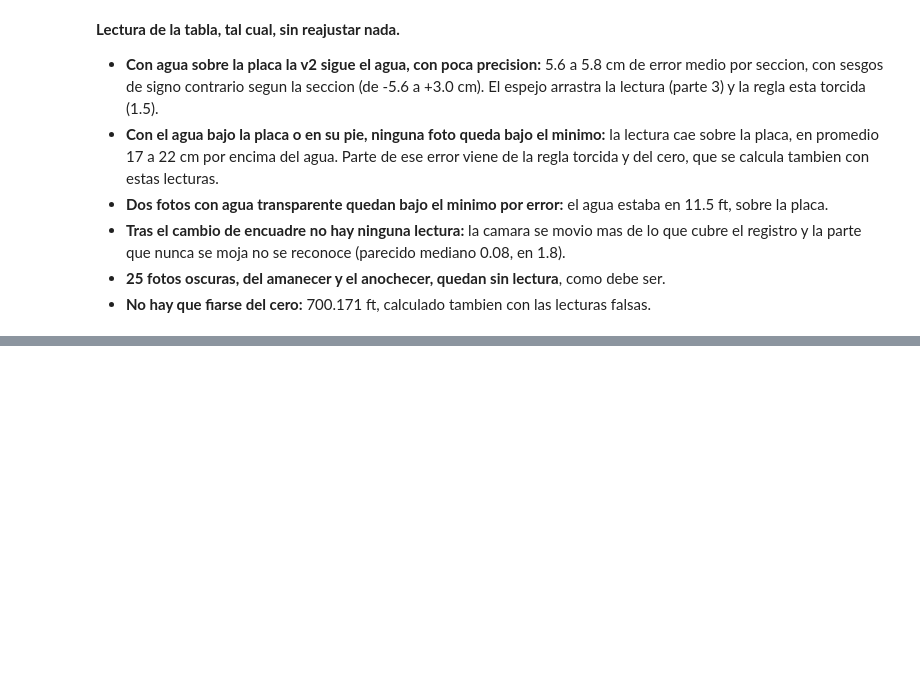
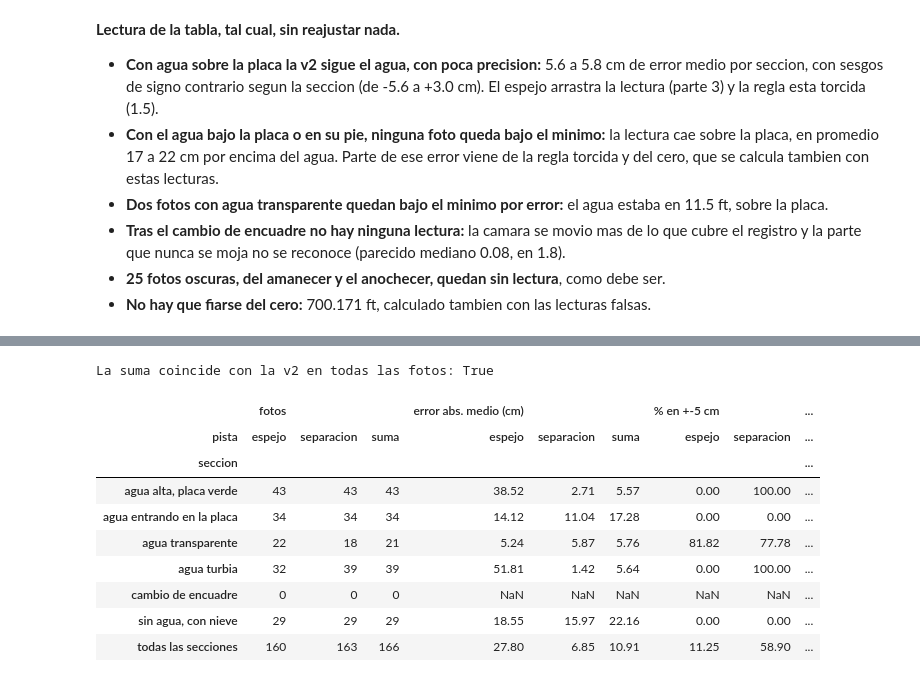
Before and after one commit to SCaballero427/medicion-de-nivel-en-canales-abiertos, a Jupyter notebook: 03_lago_owasco_segunda_mejora/03_lago_owasco_segunda_mejora.ipynb, the cells around one changed output, grey strips where cells are left out. Saved outputs shown, nothing was run; the diff lists cells and outputs as text; code cells hidden in the pictures; blank space fills up the shorter version.

Commit message:
cada pista por separado

```diff
--- a/03_lago_owasco_segunda_mejora/03_lago_owasco_segunda_mejora.ipynb
+++ b/03_lago_owasco_segunda_mejora/03_lago_owasco_segunda_mejora.ipynb
@@ -625,0 +634,41 @@ Cero estimado con la referencia (secciones): 21341.22 cm (700.171 ft)
+# %%
+def tres_pistas(archivo):
+    # fila elegida por la suma (la v2), por la separacion sola y por el espejo solo, en la misma foto alineada
+    R0 = T.enderezar(gris(leer(archivo)))
+    dx, dy, seco = registrar(R0)
+    R = alinear(R0, dx, dy)
+    _, _, filas, curva = espejo(R)
+    sep = separacion(R, filas)
+    suma = a_01(sep) + a_01(curva)
+    return {"archivo": archivo, "suma": T.nivel_de(filas[np.argmax(suma)]), "separacion": T.nivel_de(filas[np.argmax(sep)]),
+            "espejo": T.nivel_de(filas[np.argmax(curva)]), "seco": seco}
+
+
+with ThreadPoolExecutor(8) as ex:
+    pistas = comp.merge(pd.DataFrame(list(ex.map(tres_pistas, comp.archivo))), on="archivo")
+filas_p = []
+for pista in ("suma", "separacion", "espejo"):
+    v = pistas[pista]
+    ok_p = (pistas.seco >= PARECIDO_SECO_MIN) & pistas.ref_cm.notna() & (v >= NIVEL_MINIMO)
+    cero_p = float((pistas.ref_cm - v)[ok_p].median())          # cada pista con su propio cero
+    e_p = (v + cero_p - pistas.ref_cm).round(6)
+    for s in list(SECCIONES) + ["todas las secciones"]:
+        m_s = ok_p & (pistas.seccion == s) if s in SECCIONES else ok_p
+        filas_p.append({"seccion": s, "pista": pista, **resumen(e_p[m_s])})
+tabla_pistas = pd.DataFrame(filas_p).set_index(["seccion", "pista"]).round(2)
+tabla_pistas.to_csv(os.path.join(SALIDAS, "03_pistas_por_seccion.csv"))
+print("La suma coincide con la v2 en todas las fotos:", bool(np.allclose(pistas.suma[pistas.seco >= PARECIDO_SECO_MIN],
+                                                                          pistas.nivel_bruto_cm[pistas.seco >= PARECIDO_SECO_MIN])))
+tabla_pistas[["fotos", "error abs. medio (cm)", "% en +-5 cm"]].unstack("pista")
+# %% [output]
+La suma coincide con la v2 en todas las fotos: True
+|  | fotos |  |  | error abs. medio (cm) |  |  | % en +-5 cm |  | ... |
+| pista | espejo | separacion | suma | espejo | separacion | suma | espejo | separacion | ... |
+| seccion |  |  |  |  |  |  |  |  | ... |
+| agua alta, placa verde | 43 | 43 | 43 | 38.52 | 2.71 | 5.57 | 0.00 | 100.00 | ... |
+| agua entrando en la placa | 34 | 34 | 34 | 14.12 | 11.04 | 17.28 | 0.00 | 0.00 | ... |
+| agua transparente | 22 | 18 | 21 | 5.24 | 5.87 | 5.76 | 81.82 | 77.78 | ... |
+| agua turbia | 32 | 39 | 39 | 51.81 | 1.42 | 5.64 | 0.00 | 100.00 | ... |
+| cambio de encuadre | 0 | 0 | 0 | NaN | NaN | NaN | NaN | NaN | ... |
+| sin agua, con nieve | 29 | 29 | 29 | 18.55 | 15.97 | 22.16 | 0.00 | 0.00 | ... |
+| todas las secciones | 160 | 163 | 166 | 27.80 | 6.85 | 10.91 | 11.25 | 58.90 | ... |
```
Also changed, not shown: parts of 3 cells of this notebook, 1 other file.
